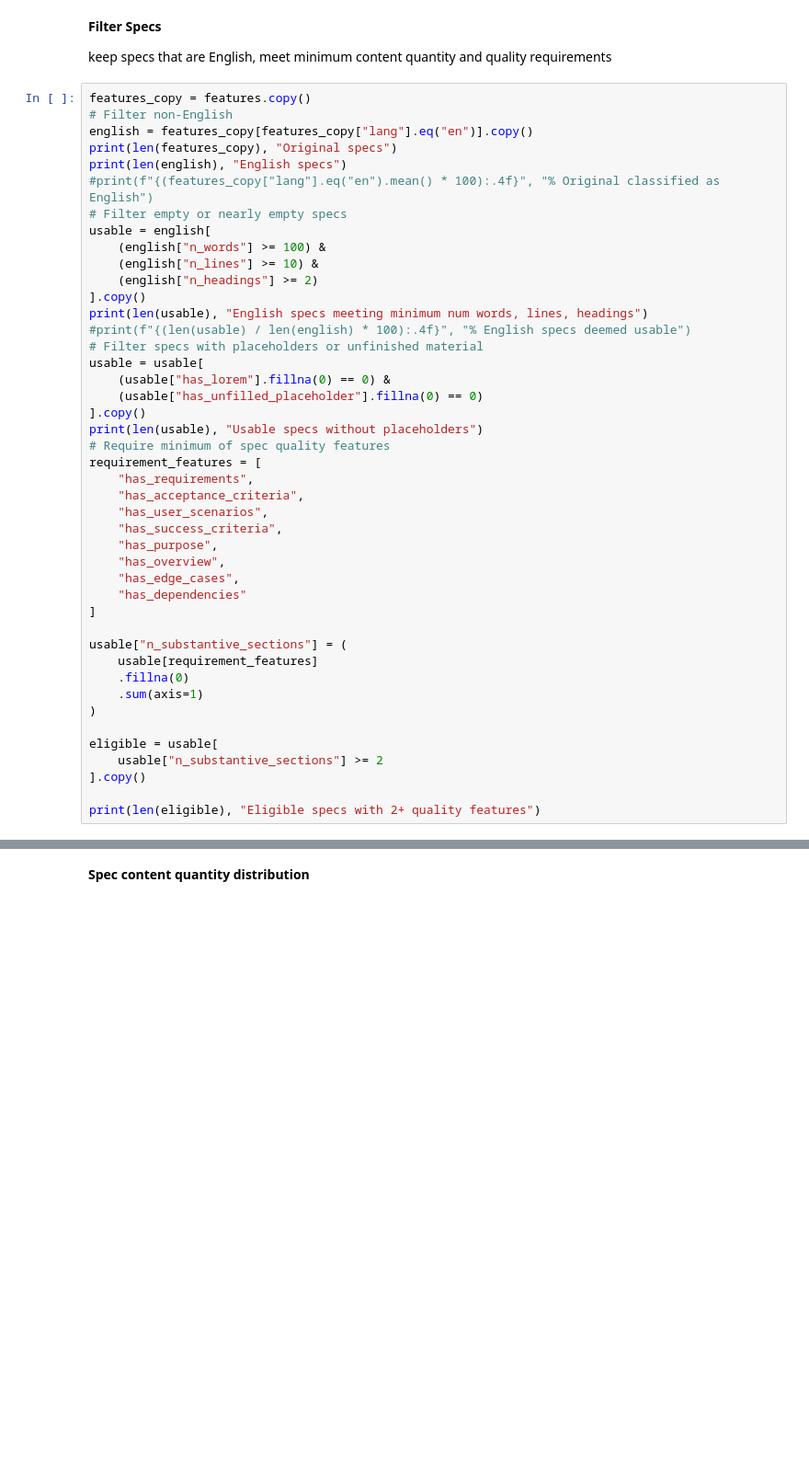
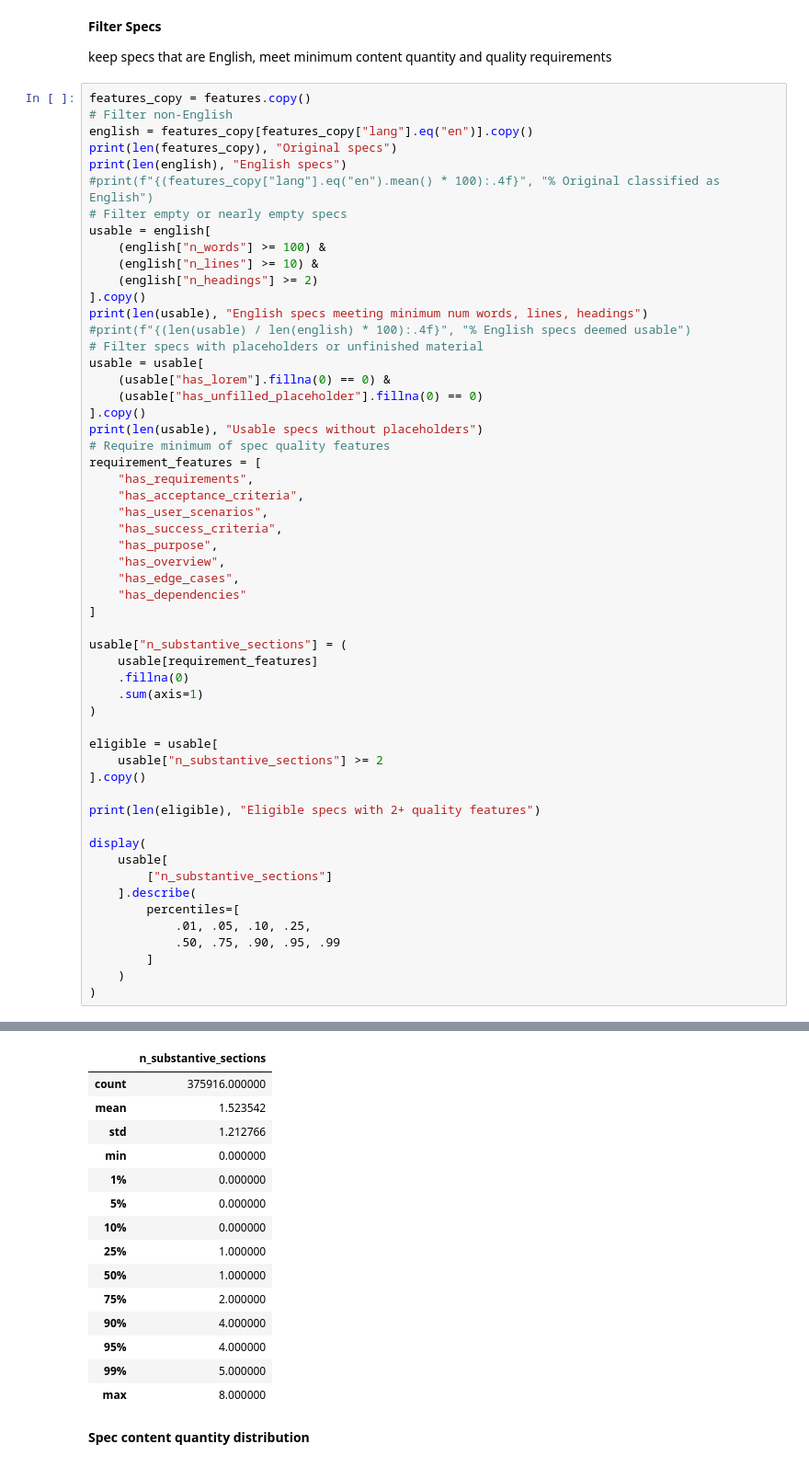
Before and after one commit to rsbm2/specmine-project, a Jupyter notebook: analysis.ipynb, the cells around one changed output, grey strips where cells are left out. Shown at 92% size. Cells and saved outputs as stored; diff of their text form; blank space fills up the shorter version.

```diff
--- a/analysis.ipynb
+++ b/analysis.ipynb
@@ -63,4 +63,15 @@ eligible = usable[
 ].copy()
 
 print(len(eligible), "Eligible specs with 2+ quality features")
+
+display(
+    usable[
+        ["n_substantive_sections"]
+    ].describe(
+        percentiles=[
+            .01, .05, .10, .25,
+            .50, .75, .90, .95, .99
+        ]
+    )
+)
 # %% [output]
@@ -72,3 +83,18 @@ print(len(eligible), "Eligible specs with 2+ quality features")
+|  | n_substantive_sections |
+| count | 375916.000000 |
+| mean | 1.523542 |
+| std | 1.212766 |
+| min | 0.000000 |
+| 1% | 0.000000 |
+| 5% | 0.000000 |
+| 10% | 0.000000 |
+| 25% | 1.000000 |
+| 50% | 1.000000 |
+| 75% | 2.000000 |
+| 90% | 4.000000 |
+| 95% | 4.000000 |
+| 99% | 5.000000 |
+| max | 8.000000 |
 # %% [markdown]
 **Spec content quantity distribution**
 # %%
```
Also changed, not shown: parts of 13 cells of this notebook.
